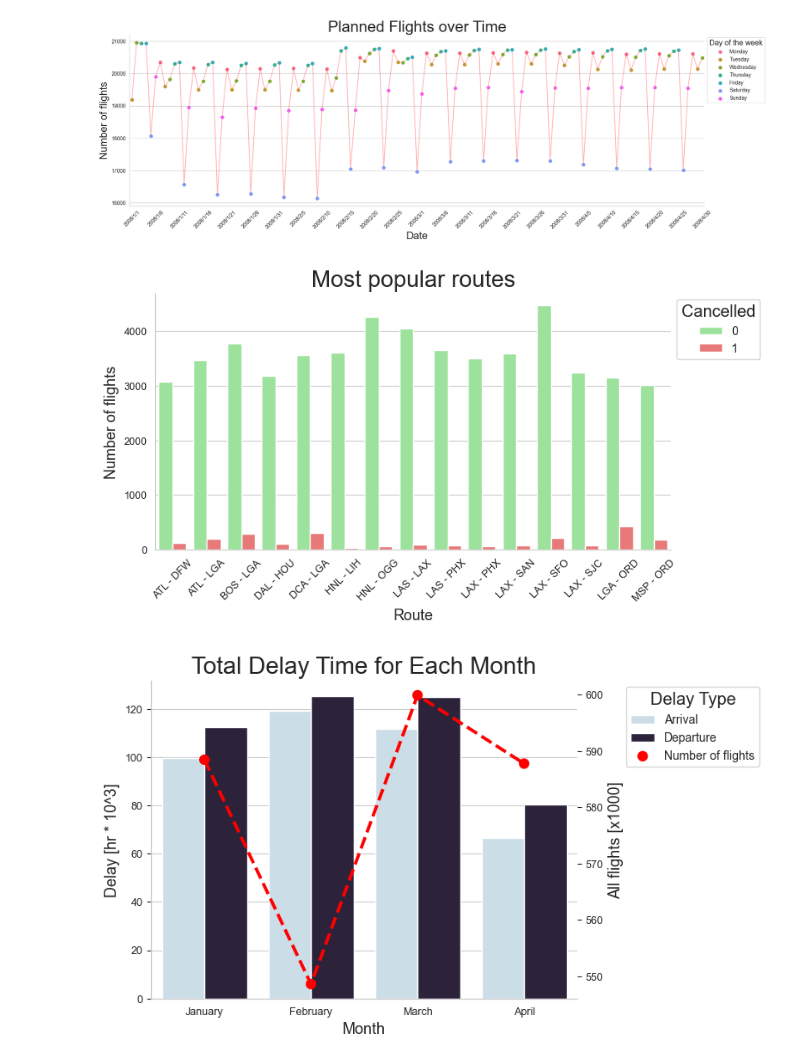
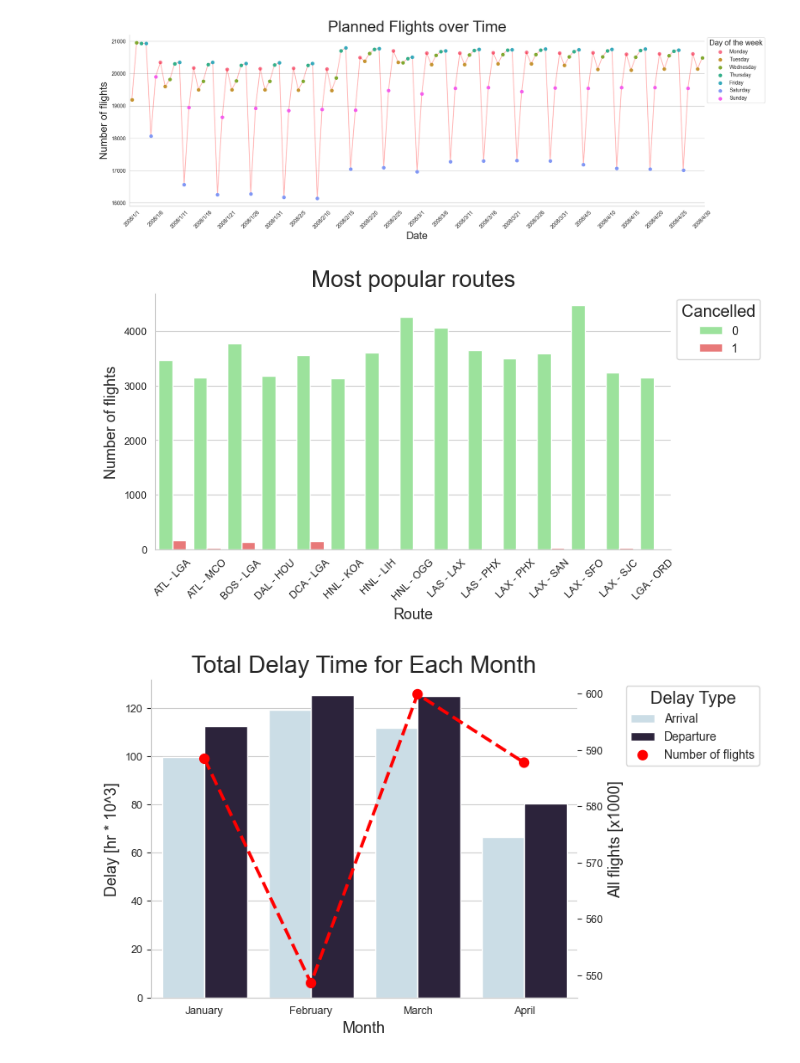
Before and after one commit to Pawlo77/Airline-Perfomrmance-Data-Analysis, a Jupyter notebook: src/eda_Pawel.ipynb, the cells around one changed output. Cells and saved outputs as stored; diff of their text form; code cells hidden in the pictures.

```diff
--- a/src/eda_Pawel.ipynb
+++ b/src/eda_Pawel.ipynb
@@ -106,3 +107,6 @@ flights.head()
 | 3 | 2008 | 1 | 3 | 4 | 903.0 | 855 | 1203.0 | 1205 | WN | ... |
 | 4 | 2008 | 1 | 3 | 4 | 1423.0 | 1400 | 1726.0 | 1710 | WN | ... |
 5 rows × 29 columns
+# %%
+flights = load_flights(["2008"], cols=REQUIRE)
+flights.info()
@@ -295,44 +317,44 @@ plt.show()
 # %%
 title = "Most popular routes"
 
-dt = flights.groupby(["Origin", "Dest", "Cancelled"])["FlightNum"].count().reset_index()
+dt = flights.groupby(["Origin", "Dest", "Cancelled"])["TailNum"].count().reset_index()
 
 # treat flights from ABE to ATL and from ATL to ABE as same route
 dt1 = dt[dt["Origin"] < dt["Dest"]]
 dt2 = dt[dt["Origin"] > dt["Dest"]]
 assert len(dt1) + len(dt2) == len(dt)
 dt2 = dt2.rename(
-    columns={"Origin": "Dest", "Dest": "Origin", "FlightNum": "Number of flights"}
+    columns={"Origin": "Dest", "Dest": "Origin", "TailNum": "Number of flights"}
 )
 dt = pd.concat([dt1, dt2])
 dt["Route"] = dt["Origin"] + " - " + dt["Dest"]
 
 dt1 = dt.groupby(["Route", "Cancelled"])["Number of flights"].sum().reset_index()
 dt2 = (
     dt1.groupby(["Route"])["Number of flights"]
     .sum()
     .sort_values(ascending=False)
     .reset_index()[:15]
 )
 keep = dt1["Route"].isin(dt2["Route"])
 dt = dt1[keep].reset_index()
 
 plt.figure(figsize=(8, 4))
 ax = sns.barplot(
     dt,
     x="Route",
     y="Number of flights",
     hue="Cancelled",
     palette=["lightgreen", "#fa6666"],
 )
 
 plt.legend(
     loc="upper left", bbox_to_anchor=(1, 1), title_fontsize="x-large", title="Cancelled"
 )
 plt.xticks(rotation=45)
 finish(ax, title)
 # %% [output]
-[figure, old version]
+[figure, new version]
 # %%
 title = "Total Delay Time for Each Month"
 
```
Also changed, not shown: parts of 6 cells of this notebook, 7 other files.
